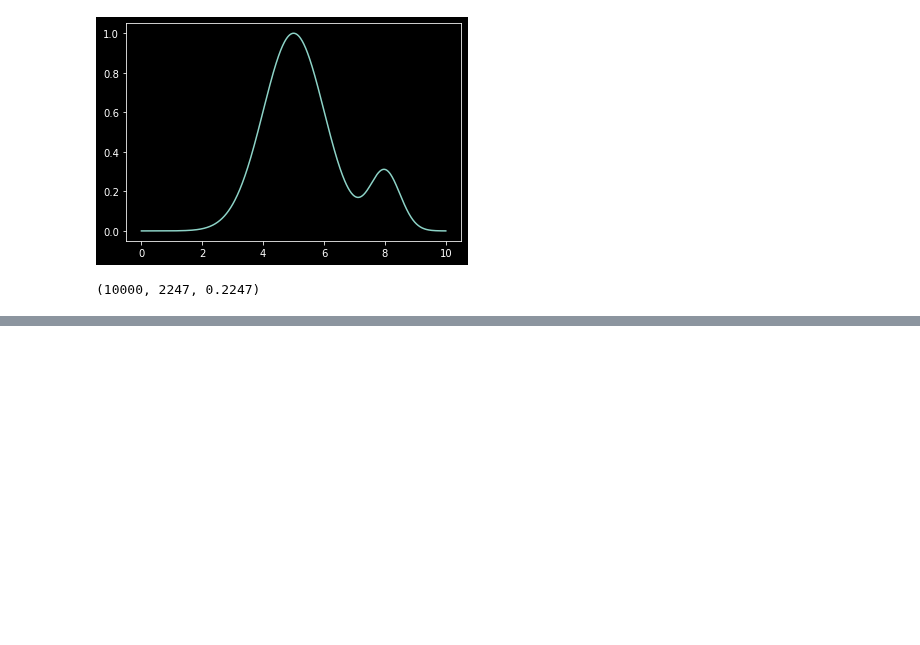
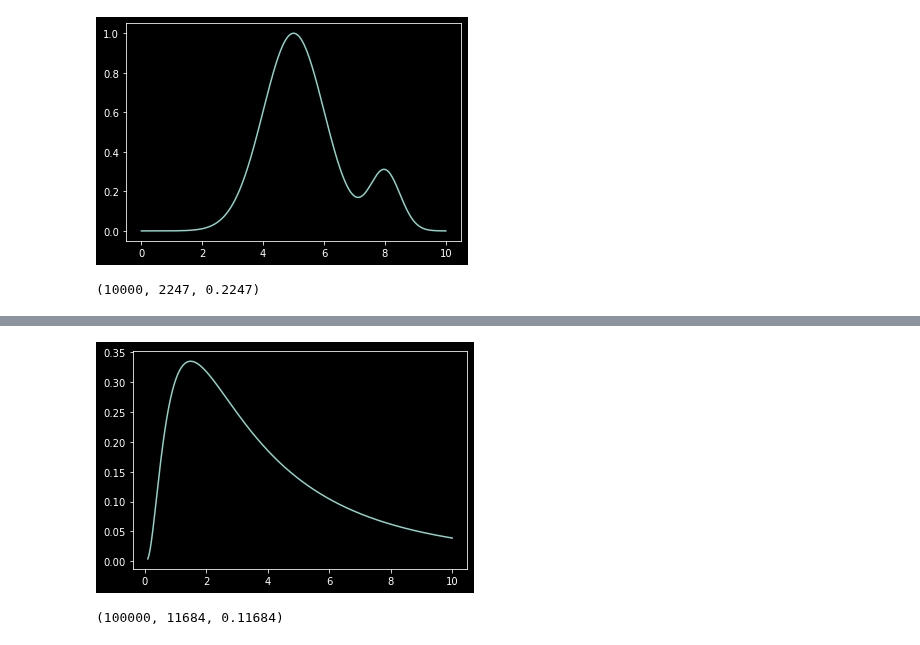
Before and after one commit to jsdiazpo/Bayesian-Digressions, a Jupyter notebook: Rejection-Sampling.ipynb, the cells around one changed output, grey strips where cells are left out. Saved outputs shown, nothing was run; the diff lists cells and outputs as text; code cells hidden in the pictures; blank space fills up the shorter version.

```diff
--- a/Rejection-Sampling.ipynb
+++ b/Rejection-Sampling.ipynb
@@ -106,0 +106,22 @@ for ax in axs.flat:
+# %%
+def f(x):
+    return 1/(x+1) * np.exp(-(np.log(x)-1)**2/2)
+
+x_axis = np.linspace(0.1, 10, 1000)
+plt.plot(x_axis, f(x_axis));
+# %% [output]
+[figure, added]
+# %%
+np.random.seed(42)
+k = 1.3
+prop_samples = np.random.uniform(low=0.0, high=10, size=100000)
+samples_accepted = []
+for x0 in prop_samples:
+    u = np.random.uniform(low=0.0, high=1, size=1)
+    r = f(x0) / k #(k*q(x0))
+    if u <= r:
+        samples_accepted.append(x0)
+    # print(xs, u)
+len(prop_samples), len(samples_accepted), len(samples_accepted)/len(prop_samples)
+# %% [output]
+(100000, 11684, 0.11684)
```
Also changed, not shown: parts of 4 cells of this notebook.
